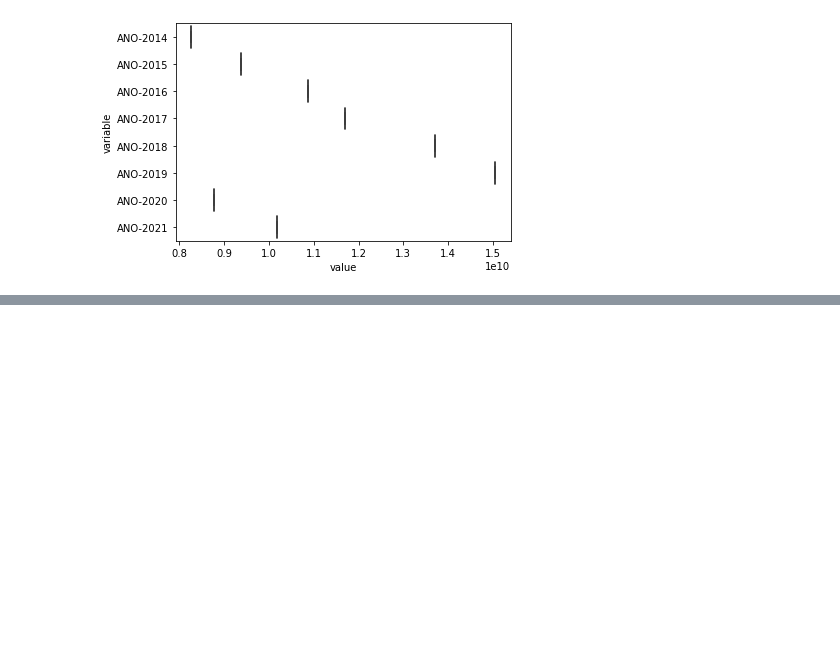
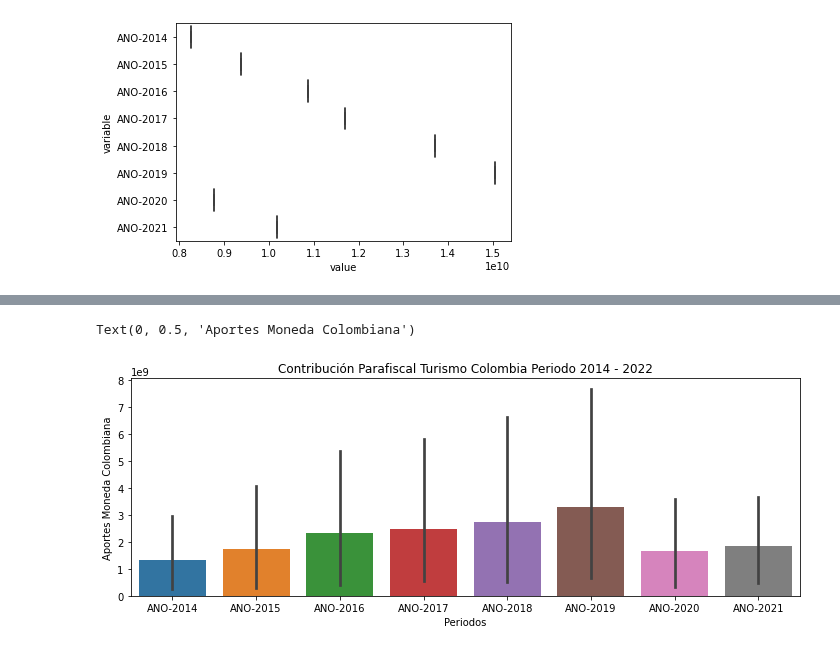
Before and after one commit to onavarrete04/Introduccion-Ciencia-Datos, a Jupyter notebook: 23. PROYECTO TURISMO - 1.ipynb, the cells around one changed output, grey strips where cells are left out. Drawn from its saved outputs; the diff is of its cells as text; code cells hidden in the pictures; blank space fills up the shorter version.

```diff
--- a/23. PROYECTO TURISMO - 1.ipynb
+++ b/23. PROYECTO TURISMO - 1.ipynb
@@ -307,3 +307,9 @@ sns.boxplot(x=a["value"], y=a["variable"])
 # %% [output]
 <AxesSubplot:xlabel='value', ylabel='variable'>
 [figure]
+# %%
+#  Reconstruyendo dataframe en 3 filas
+
+df2 = pd.melt(df1, id_vars='CLASE APORTANTE', value_vars=['ANO-2014', 'ANO-2015', 'ANO-2016',
+                                                          'ANO-2017', 'ANO-2018', 'ANO-2019',
+                                                          'ANO-2020', 'ANO-2021'])
@@ -309,0 +325,11 @@ sns.boxplot(x=a["value"], y=a["variable"])
+# %%
+df2.value = df2["value"].astype(int)
+# %%
+plt.figure(figsize=(12,4))
+plt.title("Contribución Parafiscal Turismo Colombia Periodo 2014 - 2022")
+ax = sns.barplot(data = df2, x='variable', y='value')#,hue=df2["CLASE APORTANTE"]
+ax.set_xlabel("Periodos")
+ax.set_ylabel("Aportes Moneda Colombiana")
+# %% [output]
+Text(0, 0.5, 'Aportes Moneda Colombiana')
+[figure, added]
```
Also changed, not shown: parts of 6 cells of this notebook.
